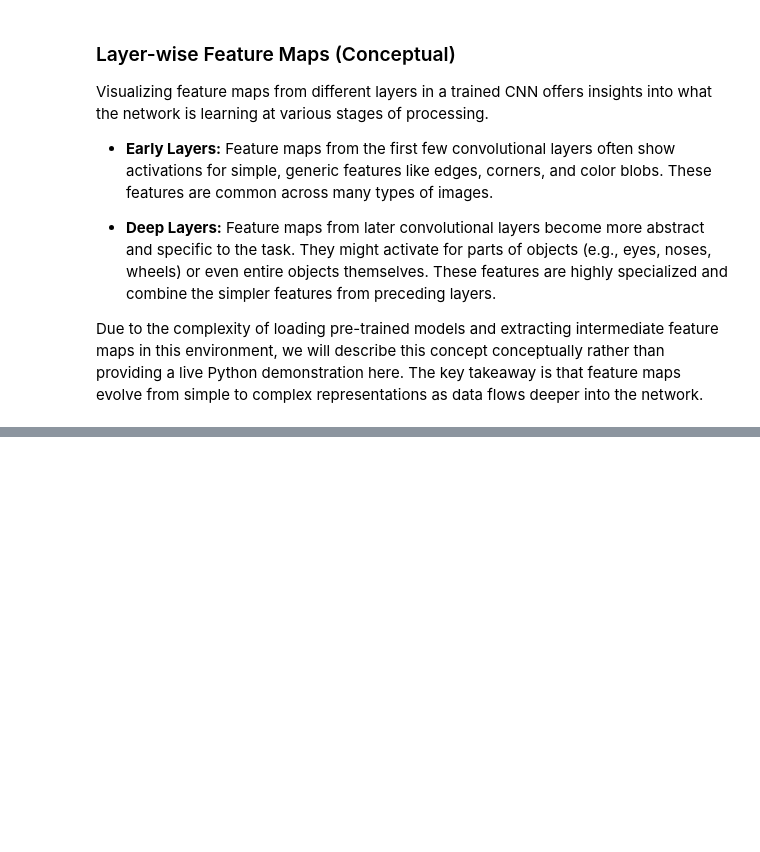
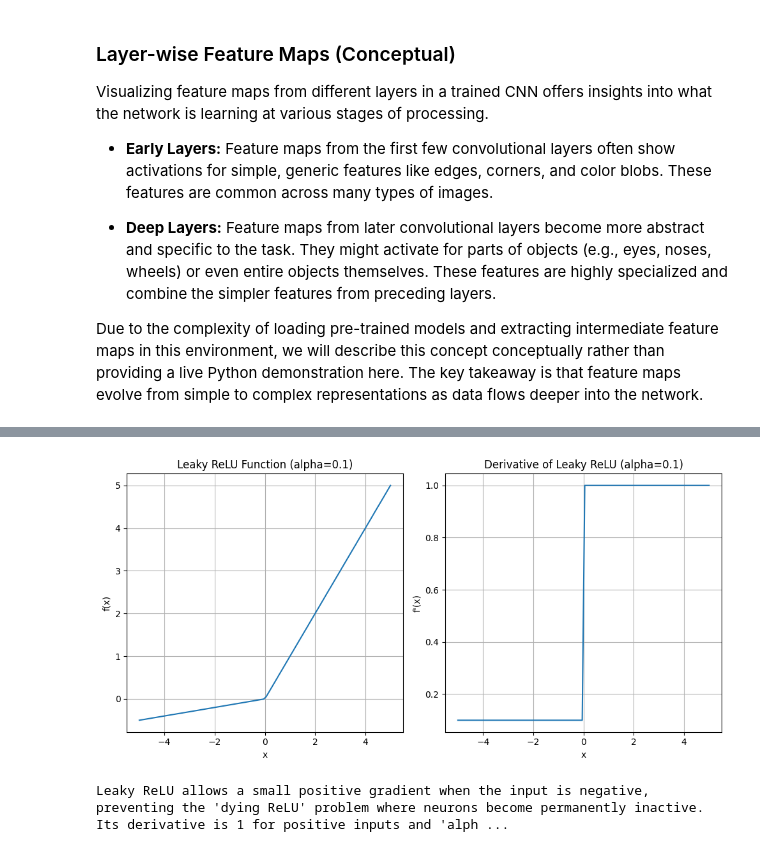
Before and after one commit to rsys-adsingh/Machine-Learning, a Jupyter notebook: study/Chapter_12.ipynb, the cells around one changed output, grey strips where cells are left out. Saved outputs shown, nothing was run; the diff lists cells and outputs as text; code cells hidden in the pictures; blank space fills up the shorter version.

```diff
--- a/study/Chapter_12.ipynb
+++ b/study/Chapter_12.ipynb
@@ -1430,0 +1983,39 @@ Due to the complexity of loading pre-trained models and extracting intermediate
+# %%
+import numpy as np
+import matplotlib.pyplot as plt
+
+def leaky_relu(x, alpha=0.1):
+    return np.where(x > 0, x, alpha * x)
+
+def leaky_relu_derivative(x, alpha=0.1):
+    return np.where(x > 0, 1.0, alpha)
+
+x = np.linspace(-5, 5, 100)
+alpha = 0.1 # Small positive constant
+
+y_leaky_relu = leaky_relu(x, alpha)
+y_leaky_relu_prime = leaky_relu_derivative(x, alpha)
+
+plt.figure(figsize=(10, 5))
+
+plt.subplot(1, 2, 1)
+plt.plot(x, y_leaky_relu)
+plt.title('Leaky ReLU Function (alpha=0.1)')
+plt.xlabel('x')
+plt.ylabel('f(x)')
+plt.grid(True)
+
+plt.subplot(1, 2, 2)
+plt.plot(x, y_leaky_relu_prime)
+plt.title('Derivative of Leaky ReLU (alpha=0.1)')
+plt.xlabel('x')
+plt.ylabel("f'(x)")
+plt.grid(True)
+
+plt.tight_layout()
+plt.show()
+
+print("Leaky ReLU allows a small positive gradient when the input is negative, preventing the 'dying ReLU' problem where neurons become permanently inactive. Its derivative is 1 for positive inputs and 'alpha' for negative inputs.")
+# %% [output]
+[figure, added]
+Leaky ReLU allows a small positive gradient when the input is negative, preventing the 'dying ReLU' problem where neurons become permanently inactive. Its derivative is 1 for positive inputs and 'alph ...
```
Also changed, not shown: parts of 102 cells of this notebook.
